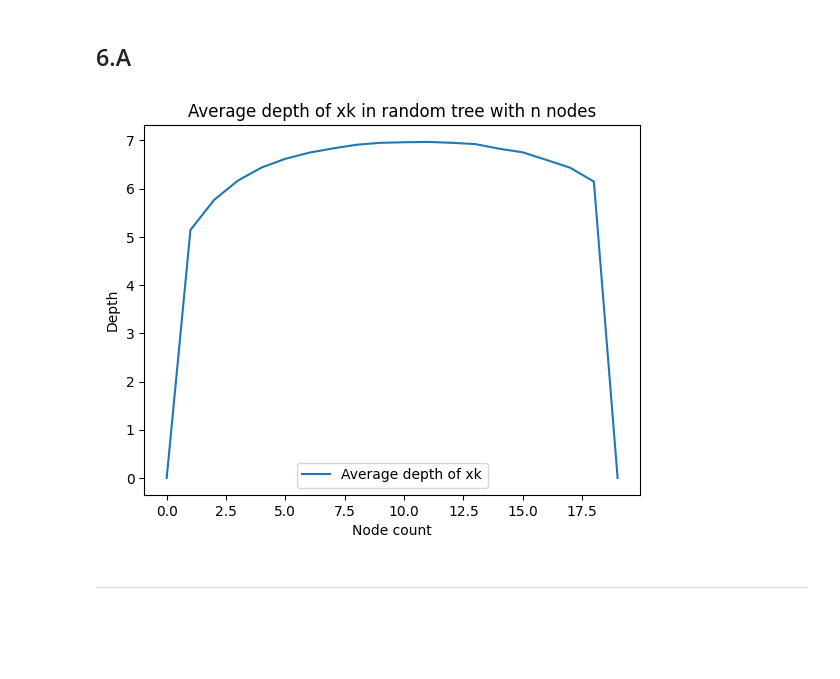
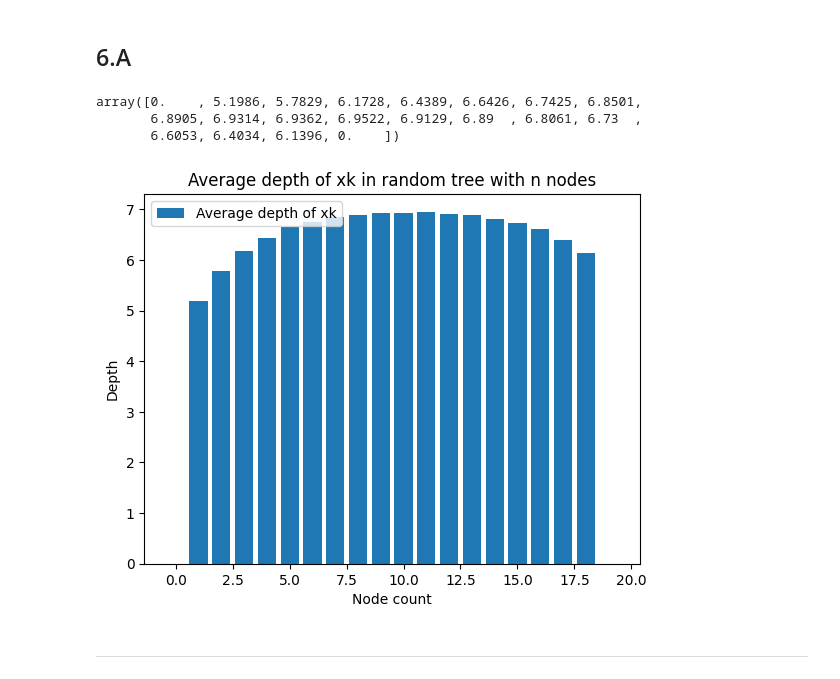
Before and after one commit to xxBWxx/complex-project, a Jupyter notebook: CartesianTree.ipynb, the cells around one changed output. Drawn from its saved outputs; the diff is of its cells as text; code cells hidden in the pictures; blank space fills up the shorter version.

```diff
--- a/CartesianTree.ipynb
+++ b/CartesianTree.ipynb
@@ -547,3 +578,10 @@ plt.show()
 ---
 # %% [markdown]
 ### The average height of a randomly generated cartesian tree will be O(log(n))
+# %%
+n = 10
+test_count = 1000000
+depths = np.zeros((1, test_count))
+for i in range(test_count):
+    root = PROJET.create_random_tree(n)
+    depths[0, i] = PROJET.get_depth(root)
@@ -615,15 +657,21 @@ for i in range(test_count):
     root = PROJET.create_random_tree(n)
     for k in range(1, n-1):
         depths[k, i] = PROJET.get_kth_node_depth(root, k)
+# %%
+np.mean(depths, axis=1)
+# %% [output]
+array([0.    , 5.1986, 5.7829, 6.1728, 6.4389, 6.6426, 6.7425, 6.8501,
+       6.8905, 6.9314, 6.9362, 6.9522, 6.9129, 6.89  , 6.8061, 6.73  ,
+       6.6053, 6.4034, 6.1396, 0.    ])
 # %%
-plt.plot(np.mean(depths, axis=1), label="Average depth of xk")
+plt.bar(range(len(np.mean(depths, axis=1))),np.mean(depths, axis=1), label="Average depth of xk")
 plt.title("Average depth of xk in random tree with n nodes")
 plt.xlabel("Node count")
 plt.ylabel("Depth")
 plt.legend()
 plt.show()
 # %% [output]
-[figure, old version]
+[figure, new version]
 # %% [markdown]
 ---
 # %% [markdown]
```
Also changed, not shown: parts of 17 cells of this notebook, 1 other file.
